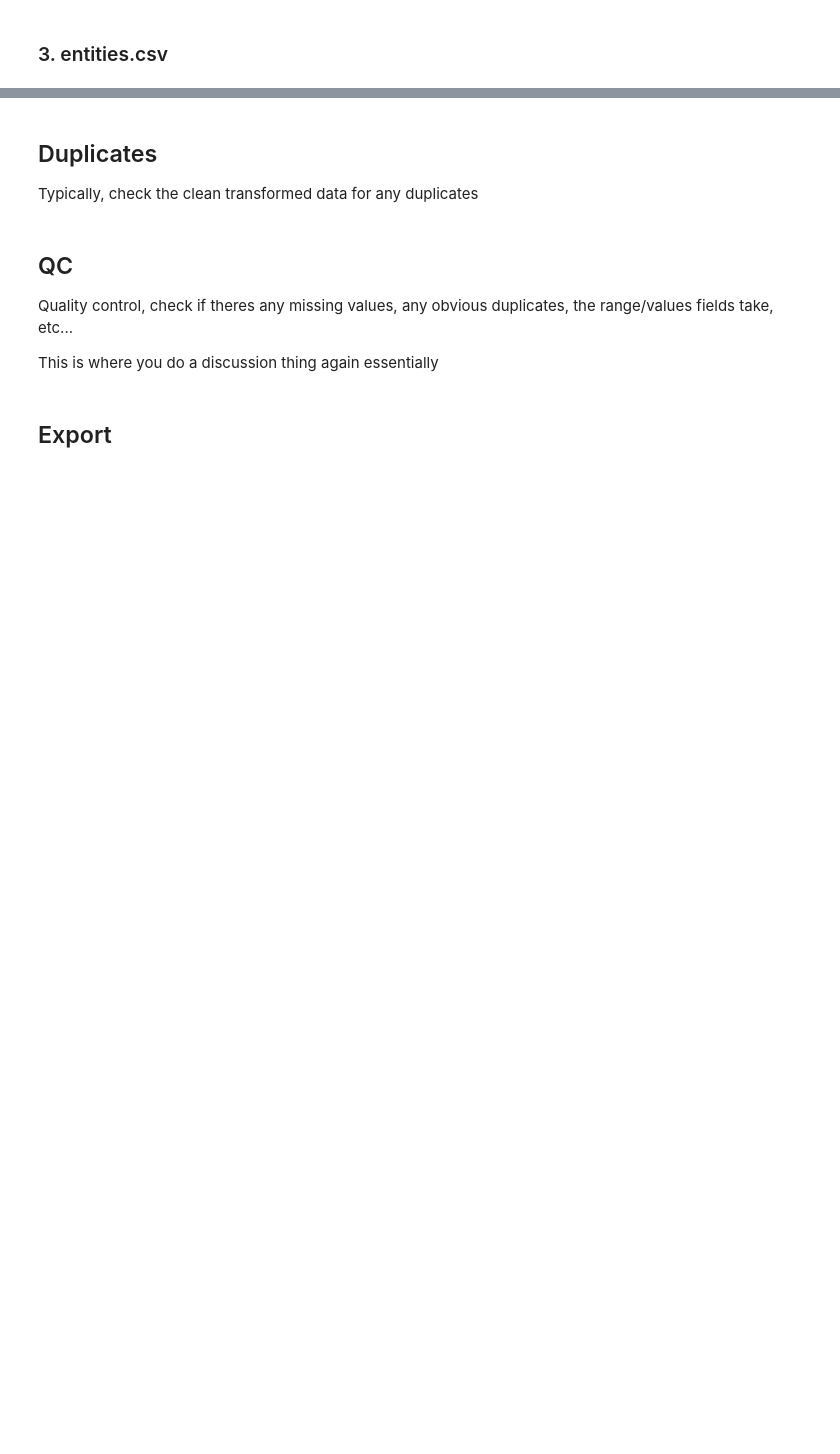
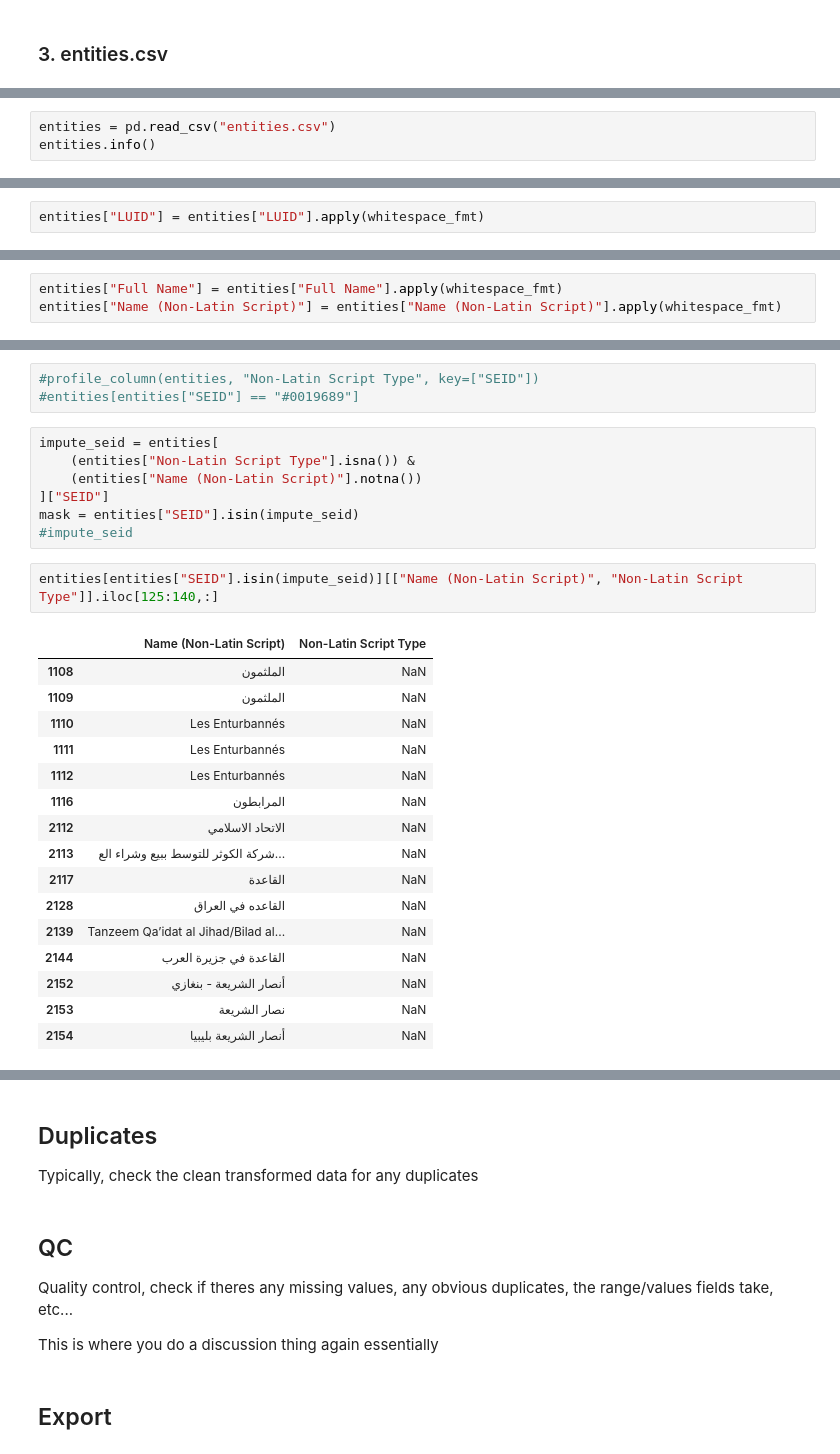
Before and after one commit to aleczd/uk_sanct, a Jupyter notebook: analysis.ipynb, the cells around one changed output, grey strips where cells are left out. Cells and saved outputs as stored; diff of their text form; blank space fills up the shorter version.

```diff
--- a/analysis.ipynb
+++ b/analysis.ipynb
@@ -1423,0 +1539,3 @@ gc.collect()
+# %%
+entities = pd.read_csv("entities.csv")
+entities.info()
@@ -1423,0 +1568,2 @@ gc.collect()
+# %%
+entities["LUID"] = entities["LUID"].apply(whitespace_fmt)
@@ -1423,0 +1581,3 @@ gc.collect()
+# %%
+entities["Full Name"] = entities["Full Name"].apply(whitespace_fmt)
+entities["Name (Non-Latin Script)"] = entities["Name (Non-Latin Script)"].apply(whitespace_fmt)
@@ -1423,0 +1589,29 @@ gc.collect()
+# %%
+#profile_column(entities, "Non-Latin Script Type", key=["SEID"])
+#entities[entities["SEID"] == "#0019689"]
+# %%
+impute_seid = entities[
+    (entities["Non-Latin Script Type"].isna()) &
+    (entities["Name (Non-Latin Script)"].notna())
+]["SEID"]
+mask = entities["SEID"].isin(impute_seid)
+#impute_seid
+# %%
+entities[entities["SEID"].isin(impute_seid)][["Name (Non-Latin Script)", "Non-Latin Script Type"]].iloc[125:140,:]
+# %% [output]
+|  | Name (Non-Latin Script) | Non-Latin Script Type |
+| 1108 | الملثمون | NaN |
+| 1109 | الملثمون | NaN |
+| 1110 | Les Enturbannés | NaN |
+| 1111 | Les Enturbannés | NaN |
+| 1112 | Les Enturbannés | NaN |
+| 1116 | المرابطون | NaN |
+| 2112 | الاتحاد الاسلامي | NaN |
+| 2113 | شركة الكوثر للتوسط ببيع وشراء الع... | NaN |
+| 2117 | القاعدة | NaN |
+| 2128 | القاعده في العراق | NaN |
+| 2139 | Tanzeem Qa’idat al Jihad/Bilad al... | NaN |
+| 2144 | القاعدة في جزيرة العرب | NaN |
+| 2152 | أنصار الشريعة - بنغازي | NaN |
+| 2153 | نصار الشريعة | NaN |
+| 2154 | أنصار الشريعة بليبيا | NaN |
```
Also changed, not shown: parts of 157 cells of this notebook.
